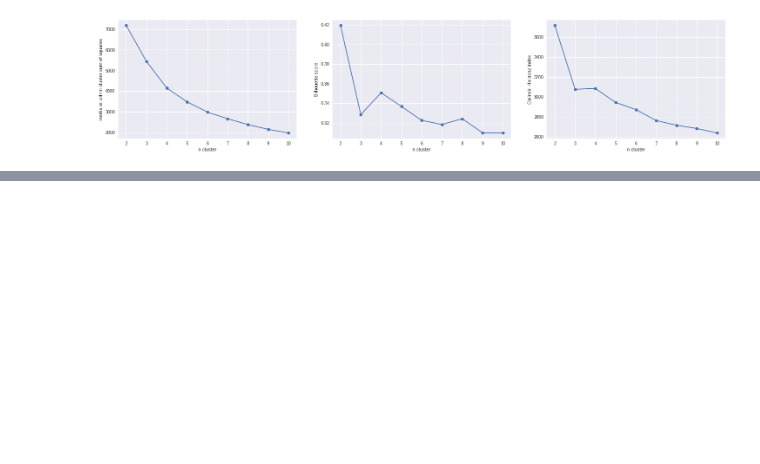
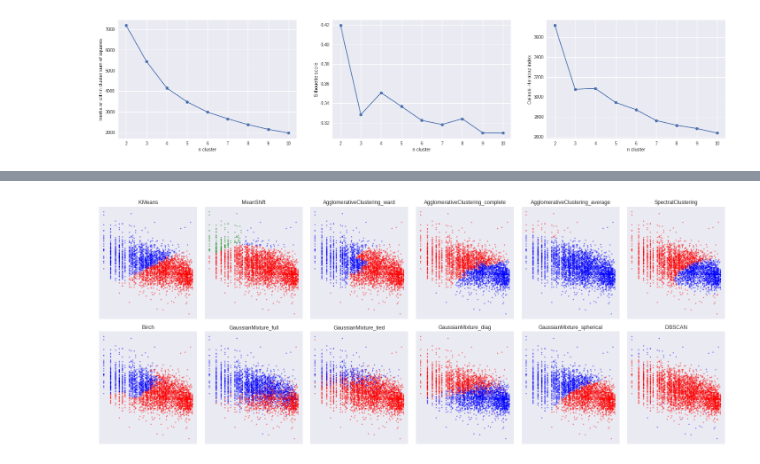
Before and after one commit to aunz/ds, a Jupyter notebook: Customer_segmentation.ipynb, the cells around one changed output, grey strips where cells are left out. Saved outputs shown, nothing was run; the diff lists cells and outputs as text; code cells hidden in the pictures; blank space fills up the shorter version.

Commit message:
More clustering algos

```diff
--- a/Customer_segmentation.ipynb
+++ b/Customer_segmentation.ipynb
@@ -435,0 +443,28 @@ axs[2].set_xlabel('n cluster');
+# %%
+%%time
+
+# try other clustering algorithms
+
+from sklearn import cluster, mixture
+
+# clustering algorithms to try
+algos = {}
+algos['KMeans'] = cluster.KMeans(n_clusters=2).fit(data3[cols])
+algos['MeanShift'] = cluster.MeanShift().fit(data3[cols])
+algos['AgglomerativeClustering_ward'] = cluster.AgglomerativeClustering(n_clusters=2, linkage='ward').fit(data3[cols])
+algos['AgglomerativeClustering_complete'] = cluster.AgglomerativeClustering(n_clusters=2, linkage='complete').fit(data3[cols])
+algos['AgglomerativeClustering_average'] = cluster.AgglomerativeClustering(n_clusters=2, linkage='average').fit(data3[cols])
+# algos['AgglomerativeClustering_single'] = cluster.AgglomerativeClustering(n_clusters=2, linkage='single').fit(data3[cols])
+algos['SpectralClustering'] = cluster.SpectralClustering(n_clusters=2).fit(data3[cols])
+algos['Birch'] = cluster.Birch(n_clusters=2).fit(data3[cols])
+algos['GaussianMixture_full'] = mixture.GaussianMixture(n_components=2, covariance_type='full').fit(data3[cols])
+algos['GaussianMixture_full'].labels_ = algos['GaussianMixture_full'].predict(data3[cols])
+algos['GaussianMixture_tied'] = mixture.GaussianMixture(n_components=2, covariance_type='tied').fit(data3[cols])
+algos['GaussianMixture_tied'].labels_ = algos['GaussianMixture_tied'].predict(data3[cols])
+algos['GaussianMixture_diag'] = mixture.GaussianMixture(n_components=2, covariance_type='diag').fit(data3[cols])
+algos['GaussianMixture_diag'].labels_ = algos['GaussianMixture_diag'].predict(data3[cols])
+algos['GaussianMixture_spherical'] = mixture.GaussianMixture(n_components=2, covariance_type='spherical').fit(data3[cols])
+algos['GaussianMixture_spherical'].labels_ = algos['GaussianMixture_spherical'].predict(data3[cols])
+algos['DBSCAN'] = cluster.DBSCAN(eps=0.5).fit(data3[cols])
+algos['DBSCAN'].labels_ = np.where(algos['DBSCAN'].labels_ == -1, 1, algos['DBSCAN'].labels_)
+# algos['AffinityPropagation'] = cluster.AffinityPropagation(damping=) # take a long time to run
@@ -435,0 +474,17 @@ axs[2].set_xlabel('n cluster');
+# %%
+plot_number = 1
+
+plt.figure(figsize=(20, 8))
+plt.subplots_adjust(wspace=.05, hspace=.05)
+
+for name, clf in algos.items():
+    plt.subplot(2, 6, plot_number)
+    plt.scatter(data3['Recency'], data3['Monetary'], alpha=0.5, s=5, c=[c[i] for i in clf.labels_])
+    plt.title(name)
+    plt.xticks(())
+    plt.yticks(())
+    plot_number += 1
+
+plt.tight_layout()
+# %% [output]
+[figure, added]
```
Also changed, not shown: parts of 7 cells of this notebook.
